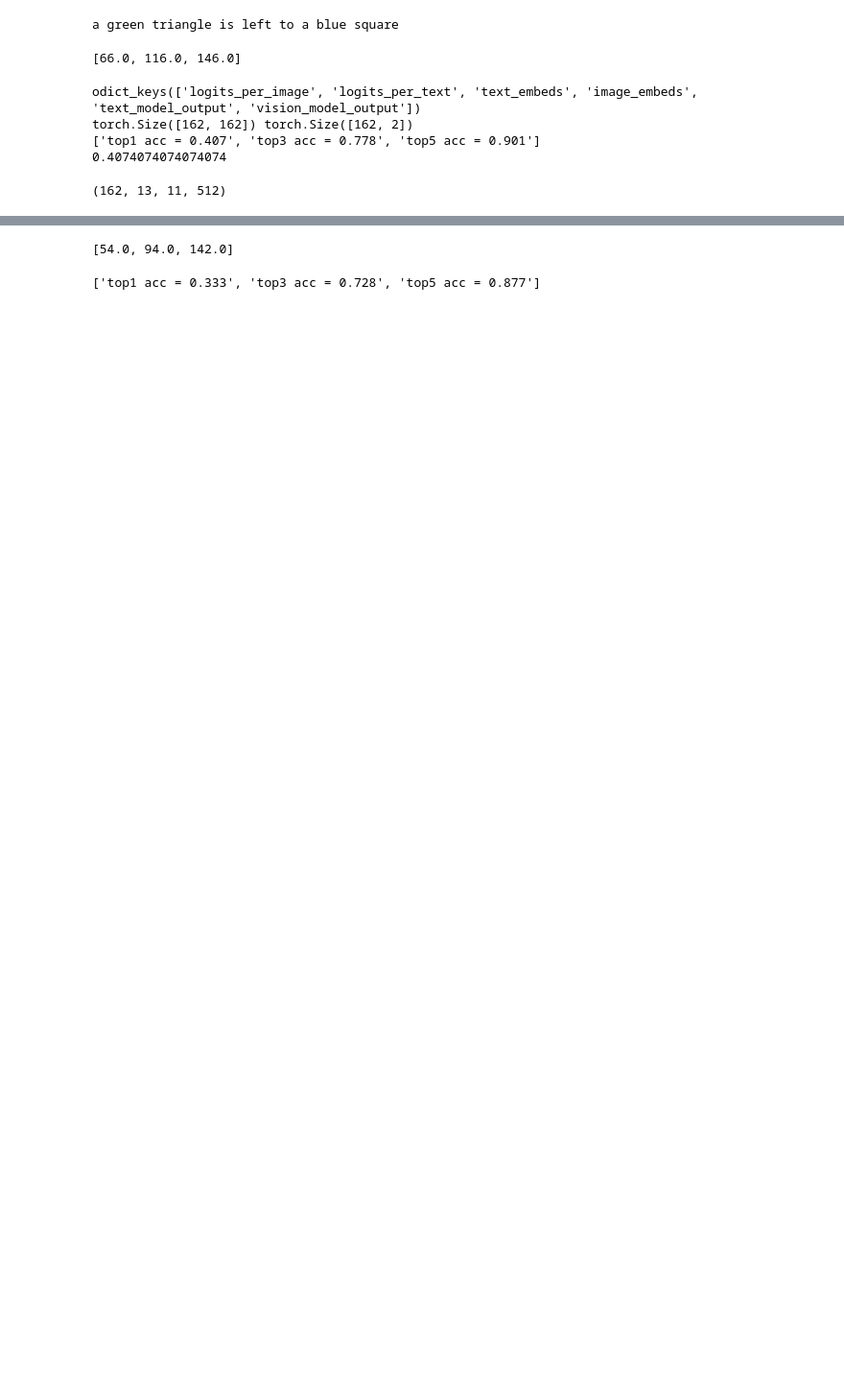
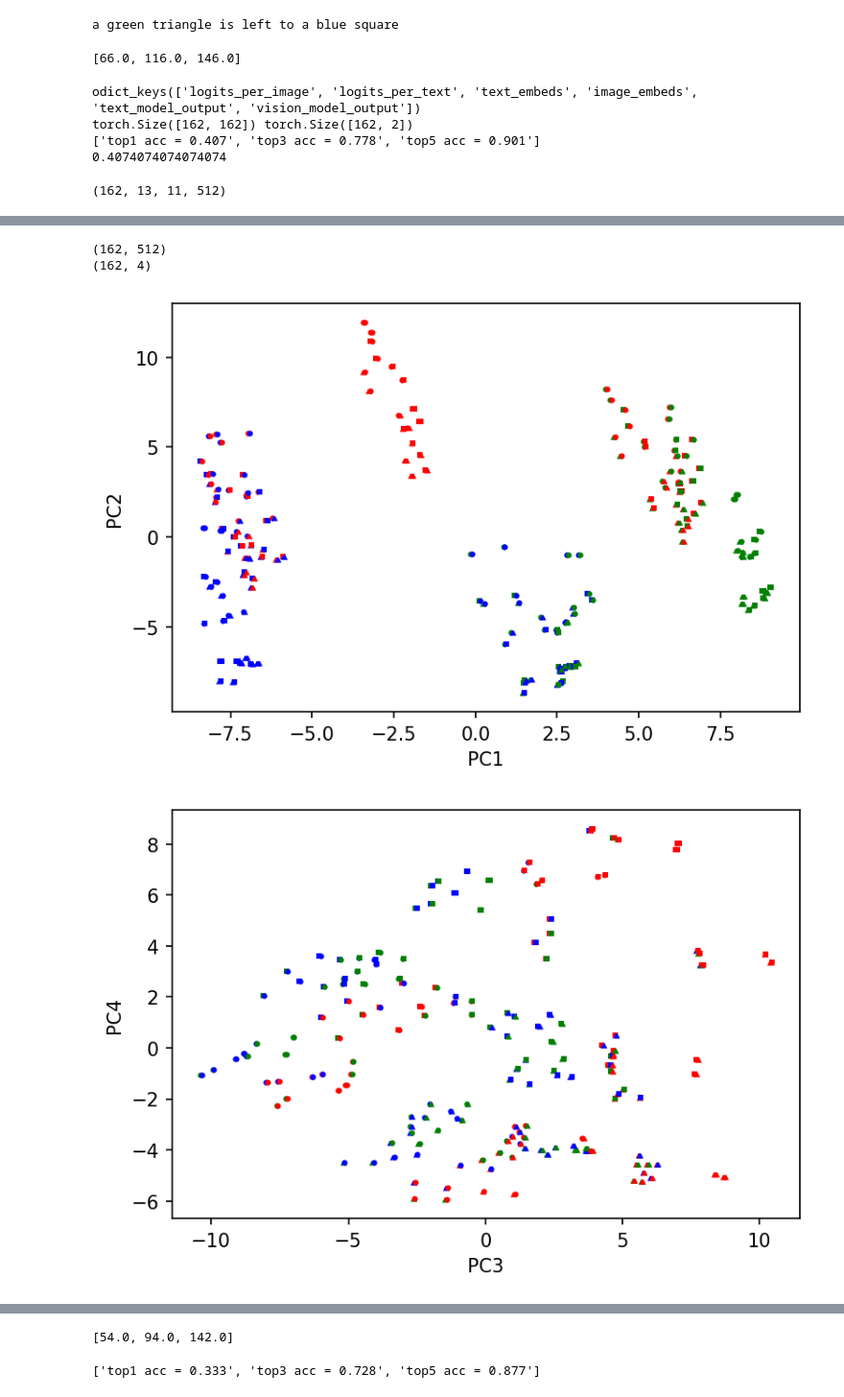
Before and after one commit to TheNeuromancer/CLIP-analyze, a Jupyter notebook: code/Untitled.ipynb, the cells around one changed output, grey strips where cells are left out. Shown at 96% size. Drawn from its saved outputs; the diff is of its cells as text; code cells hidden in the pictures; blank space fills up the shorter version.

```diff
--- a/code/Untitled.ipynb
+++ b/code/Untitled.ipynb
@@ -302,0 +359,39 @@ Layer 12, unit=  4, r=-0.094, pval=0.2341
+# %%
+# PCA
+word2marker = {"circle": 'o', "triangle": '^', "square": 's'}
+word2color = {"red":'r',"green":'g',"blue":'b'}
+
+X = all_outputs.text_model_output.pooler_output.detach().numpy()
+print(X.shape)
+
+method_normal = PCA(4)
+method_normal.fit(X)
+reduc_X = method_normal.transform(X)
+print(reduc_X.shape)
+
+# displacement for plotting 2 markers side-by-side
+disp = np.sum((np.max(reduc_X[:,0]), np.min(reduc_X[:,0]))) / 25
+plt.figure(dpi=150)
+for i, sent in enumerate(img_labels):
+    objects = [sent.split()[2], sent.split()[-1]]
+    colors = [sent.split()[1], sent.split()[-2]]
+    plt.plot(reduc_X[i,0]-disp, reduc_X[i,1], marker=word2marker[objects[0]], color=word2color[colors[0]], markersize=2)
+    plt.plot(reduc_X[i,0]+disp, reduc_X[i,1], marker=word2marker[objects[1]], color=word2color[colors[1]], markersize=2)
+plt.xlabel("PC1")
+plt.ylabel("PC2")
+plt.savefig(out_path / "normal_PCA.png", dpi=300)
+
+plt.figure(dpi=150)
+for i, sent in enumerate(img_labels):
+    objects = [sent.split()[2], sent.split()[-1]]
+    colors = [sent.split()[1], sent.split()[-2]]
+    plt.plot(reduc_X[i,2]-disp, reduc_X[i,3], marker=word2marker[objects[0]], color=word2color[colors[0]], markersize=2)
+    plt.plot(reduc_X[i,2]+disp, reduc_X[i,3], marker=word2marker[objects[1]], color=word2color[colors[1]], markersize=2)
+plt.xlabel("PC3")
+plt.ylabel("PC4")
+plt.savefig(out_path / "normal_PCA_dim3-4.png", dpi=300)
+# %% [output]
+(162, 512)
+(162, 4)
+[figure, added]
+[figure, added]
```
Also changed, not shown: parts of 18 cells of this notebook, 8 other files.
